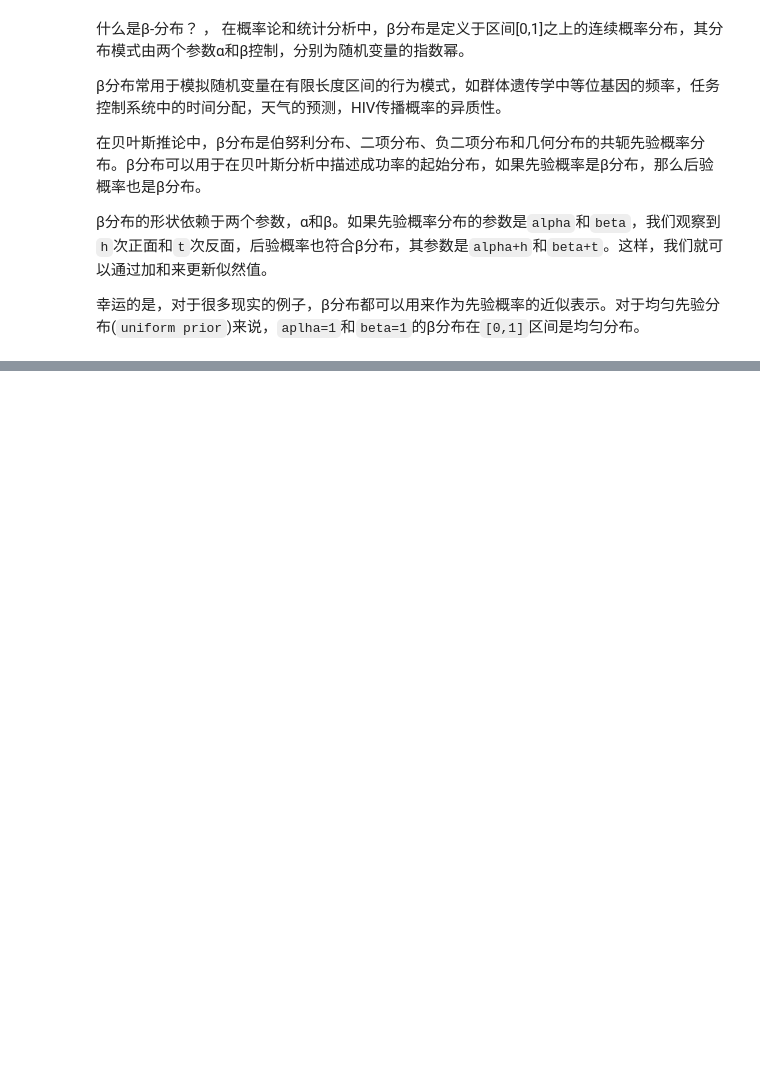
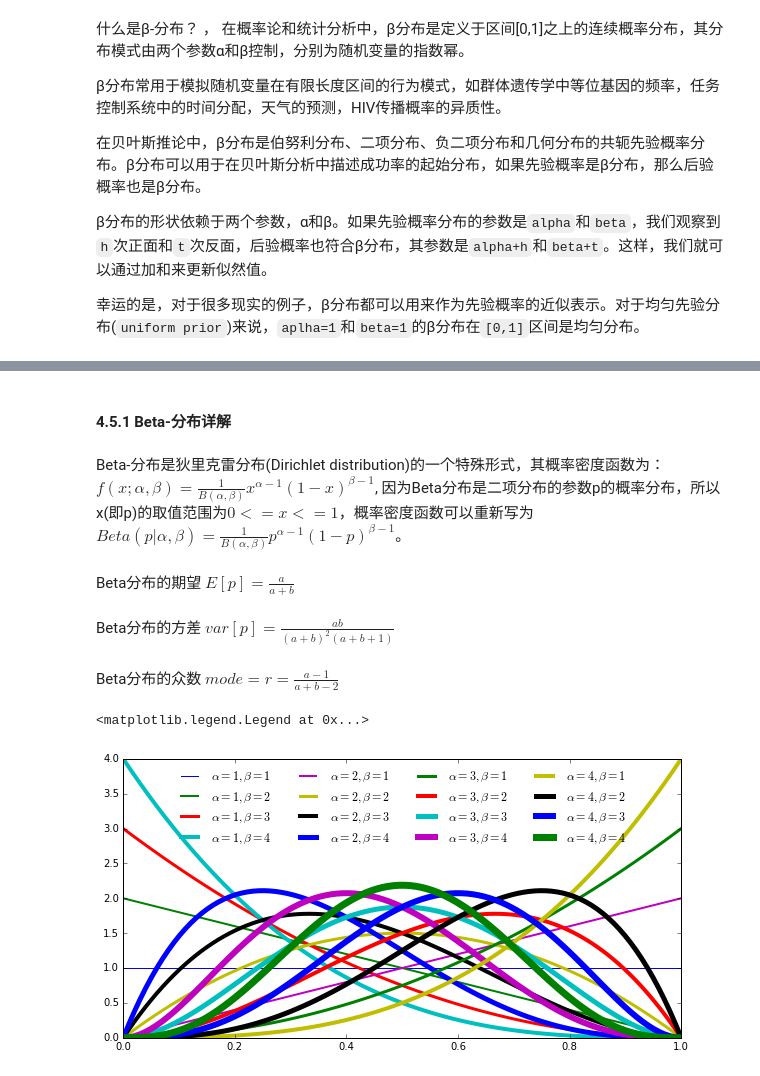
Before and after one commit to Tong-Chen/bayes_learn, a Jupyter notebook: Bayes_learn_code_3.ipynb, the cells around one changed output, grey strips where cells are left out. Drawn from its saved outputs; the diff is of its cells as text; code cells hidden in the pictures; blank space fills up the shorter version.

Commit message:
Chapter 4 + Beta distribution (part)

```diff
--- a/Bayes_learn_code_3.ipynb
+++ b/Bayes_learn_code_3.ipynb
@@ -476,0 +451,28 @@ axis(*v, **kwargs)
+# %% [markdown]
+#### 4.5.1 Beta-分布详解
+# %% [markdown]
+Beta-分布是狄里克雷分布(Dirichlet distribution)的一个特殊形式，其概率密度函数为：
+$f(x;\alpha,\beta) = \frac{1}{B(\alpha,\beta)}x^{\alpha-1}(1-x)^{\beta-1}$, 因为Beta分布是二项分布的参数p的概率分布，所以x(即p)的取值范围为$0<=x<=1$，概率密度函数可以重新写为$Beta(p|\alpha,\beta) = \frac{1}{B(\alpha,\beta)}p^{\alpha-1}(1-p)^{\beta-1}$。
+# %% [markdown]
+Beta分布的期望 $E[p] = \frac{a}{a+b}$
+# %% [markdown]
+Beta分布的方差 $var[p] = \frac{ab}{(a+b)^2(a+b+1)}$
+# %% [markdown]
+Beta分布的众数 $mode=r=\frac{a-1}{a+b-2}$
+# %%
+from scipy.stats import beta
+x = np.linspace(0,1,100)
+
+alphaL = [1,2,3,4]
+betaL  = [1,2,3,4]
+
+plt.figure(figsize=(10,5))
+
+for i,alpha in enumerate(alphaL):
+    for j,beta_p in enumerate(betaL):
+        plt.plot(x, beta.pdf(x,alpha,beta_p),lw=i+j+1, label=r'$\alpha=%d, \beta=%d$' % (alpha, beta_p))
+
+plt.legend(frameon=False, ncol=4, loc=9)
+# %% [output]
+<matplotlib.legend.Legend at 0x...>
+[figure, added]
```
Also changed, not shown: parts of 22 cells of this notebook.
